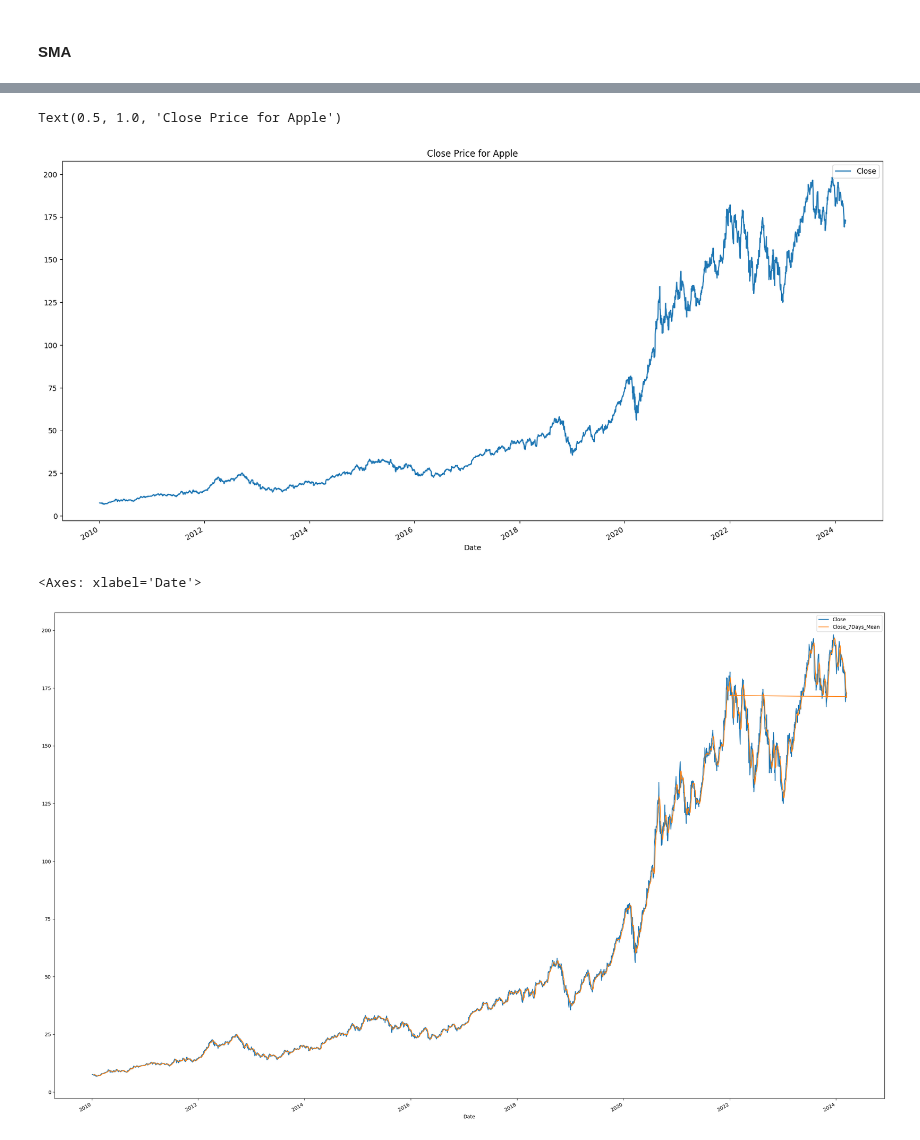
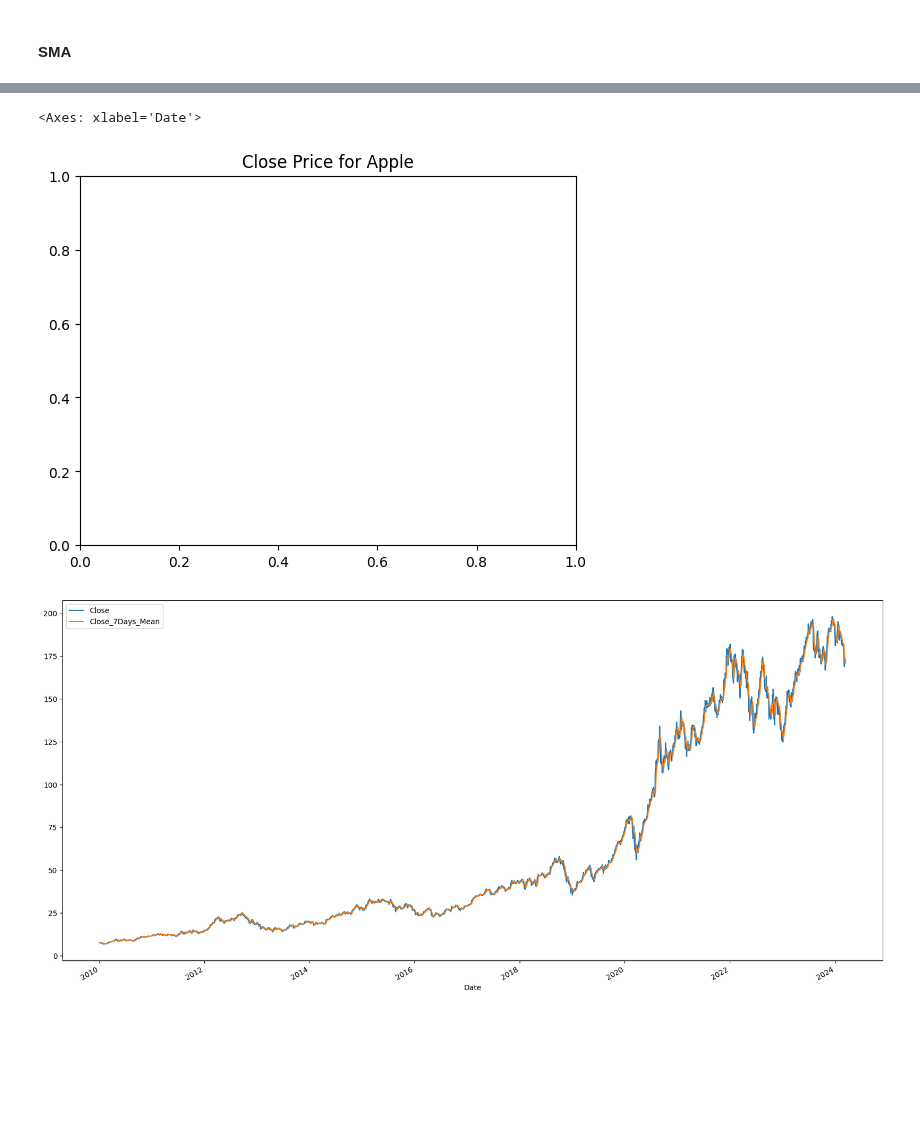
Before and after one commit to jjeonsumin/ML, a Jupyter notebook: 평활화기법.ipynb, the cells around one changed output, grey strips where cells are left out. Saved outputs shown, nothing was run; the diff lists cells and outputs as text; code cells hidden in the pictures; blank space fills up the shorter version.

```diff
--- a/평활화기법.ipynb
+++ b/평활화기법.ipynb
@@ -40,21 +38,12 @@ You should consider upgrading via the 'c:\Users\User\AppData\Local\Programs\Pyth
 # %%
 import FinanceDataReader as fdr
-df_apple = fdr.DataReader('AAPL',start='2010')
 
-df_apple.tail(10)
-
-df_apple[['Close']].plot(figsize=(20,10))
-df_apple['Close_7Days_Mean'] = df_apple['Close'].rolling(7).mean()
+df_apple = fdr.DataReader('AAPL', start='2010')
+df_apple['Close_7Days_Mean'] = df_apple['Close'].rolling(7).mean().shift(1)
 plt.title('Close Price for Apple')
+df_apple[['Close','Close_7Days_Mean']].plot(figsize=(20,10))
 # %% [output]
-Text(0.5, 1.0, 'Close Price for Apple')
+<Axes: xlabel='Date'>
-[figure, old version]
+[figure, new version]
+[figure, added]
-# %%
-last_day = datetime(2022,1,2)
-df_apple.loc[last_day, "Close"]=np.nan
-df_apple['Close_7Days_Mean']=df_apple['Close'].rolling(7).mean().shift(1)
-df_apple[['Close','Close_7Days_Mean']].plot(figsize=(30,20))
-# %% [output]
-<Axes: xlabel='Date'>
-[figure, removed]
 # %%
```
Also changed, not shown: parts of 6 cells of this notebook, 3 other files.
